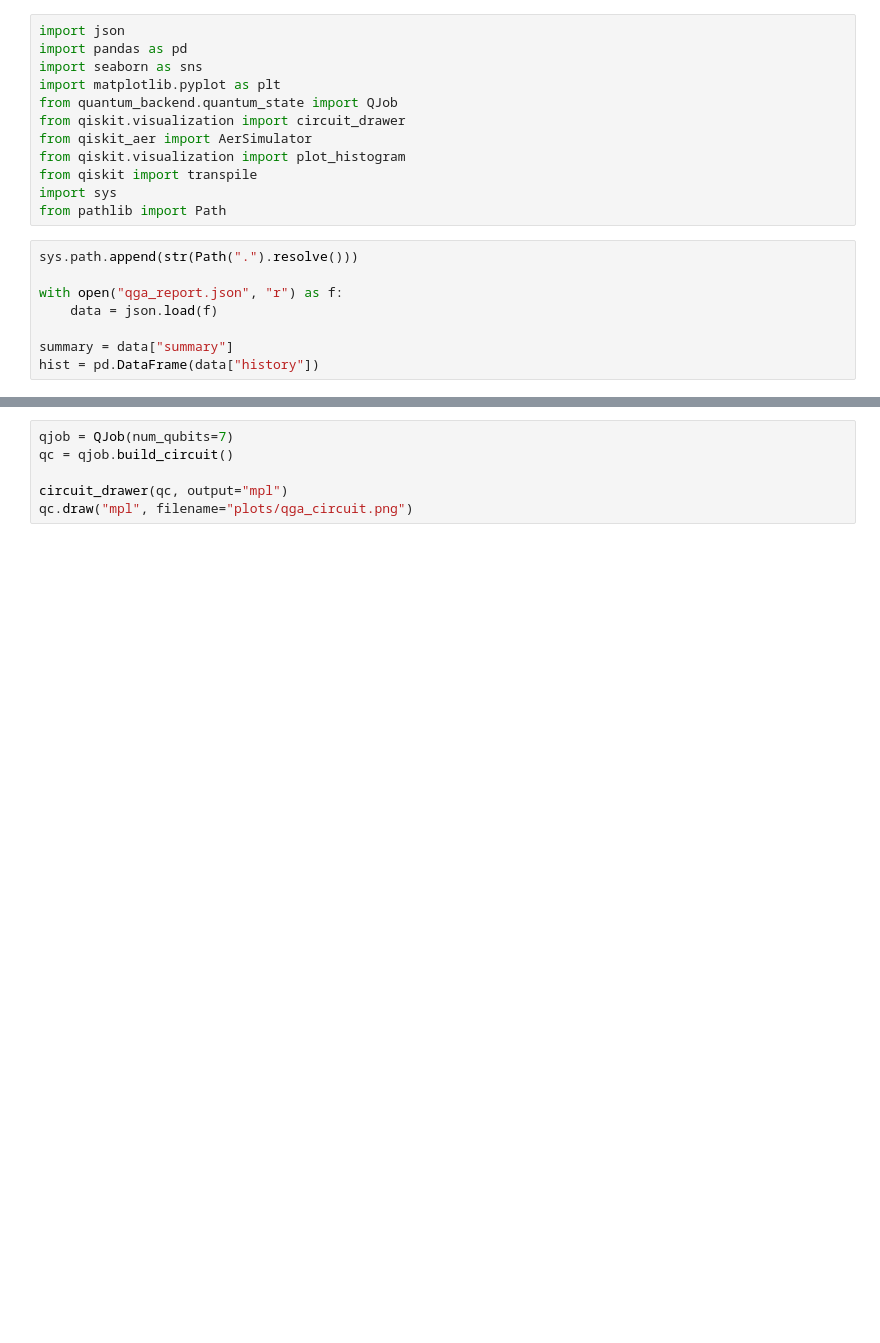
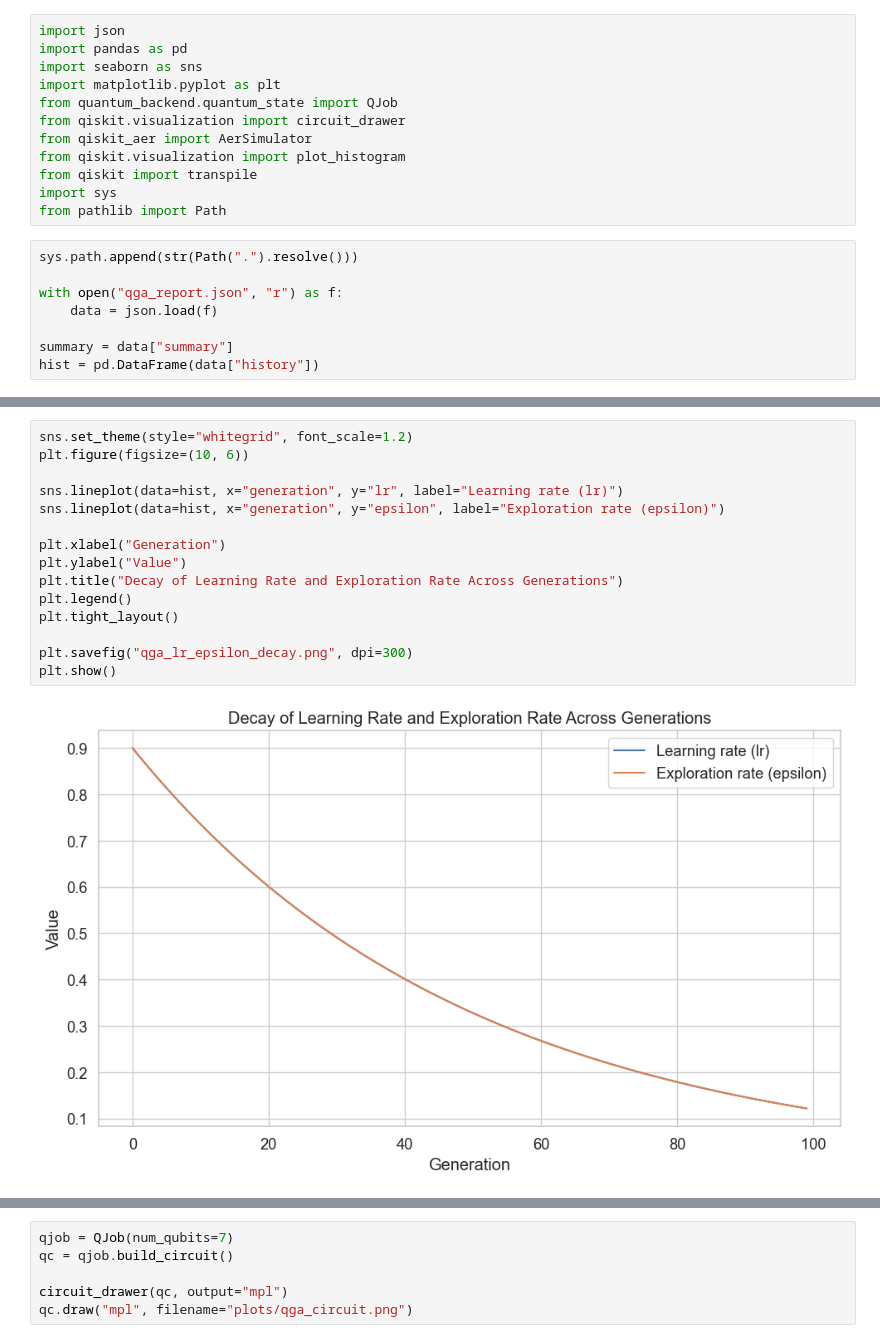
Before and after one commit to AFOEK/quantum-genetic-algorithm, a Jupyter notebook: QGA_Metrics.ipynb, the cells around one changed output, grey strips where cells are left out. Cells and saved outputs as stored; diff of their text form; blank space fills up the shorter version.

```diff
--- a/QGA_Metrics.ipynb
+++ b/QGA_Metrics.ipynb
@@ -126,3 +126,20 @@ plt.show()
+# %%
+sns.set_theme(style="whitegrid", font_scale=1.2)
+plt.figure(figsize=(10, 6))
+
+sns.lineplot(data=hist, x="generation", y="lr", label="Learning rate (lr)")
+sns.lineplot(data=hist, x="generation", y="epsilon", label="Exploration rate (epsilon)")
+
+plt.xlabel("Generation")
+plt.ylabel("Value")
+plt.title("Decay of Learning Rate and Exploration Rate Across Generations")
+plt.legend()
+plt.tight_layout()
+
+plt.savefig("qga_lr_epsilon_decay.png", dpi=300)
+plt.show()
+# %% [output]
+[figure, added]
 # %%
 plt.figure(figsize=(8,5))
 sns.boxplot(data=hist[["best_fit", "sla_penalty", "makespan", "sla_violations", "total_cost", "capacity_violations", "energy_kwh_total", "carbon_kg_total"]])
```
Also changed, not shown: parts of 8 cells of this notebook, 13 other files.
